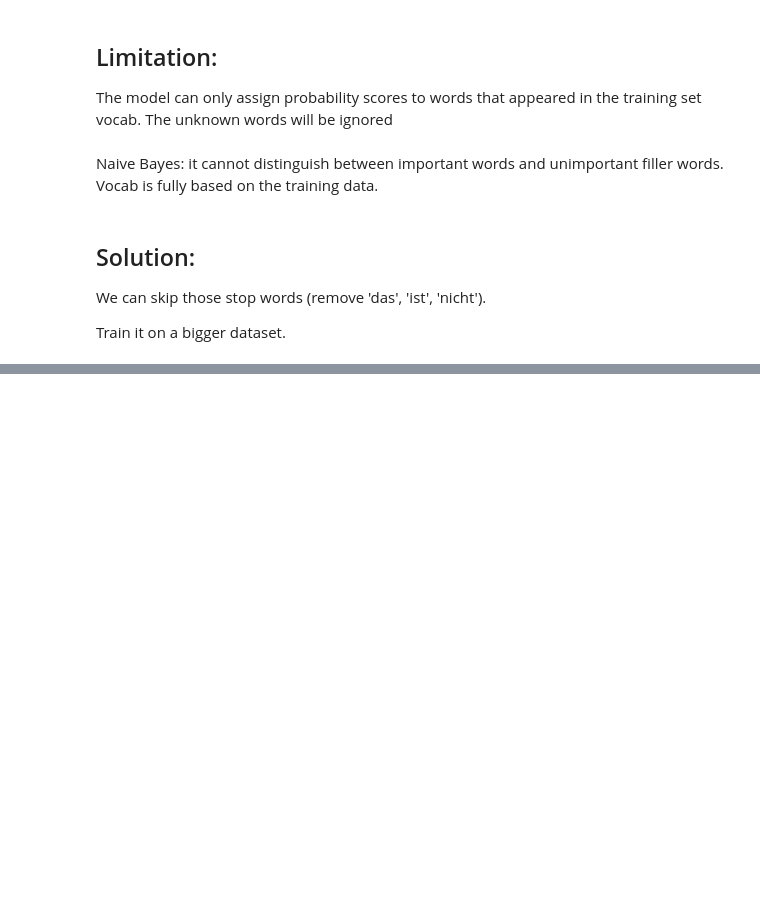
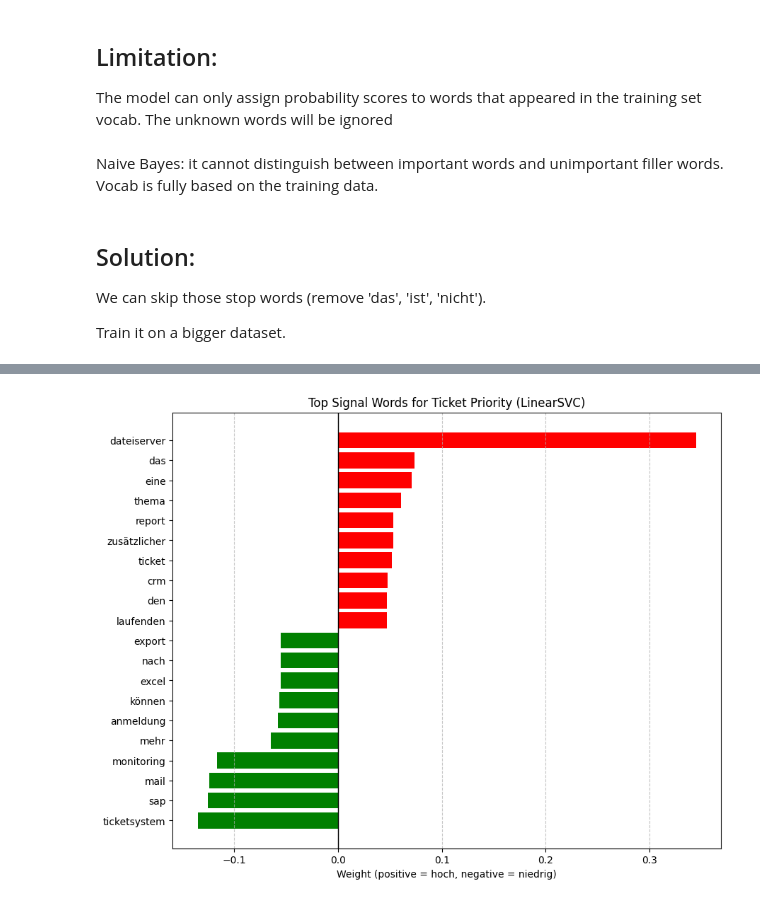
Before and after one commit to Zoehong11/solarLaborArbeit, a Jupyter notebook: laborarbeit_teil2_HongTulainov.ipynb, the cells around one changed output, grey strips where cells are left out. Saved outputs shown, nothing was run; the diff lists cells and outputs as text; code cells hidden in the pictures; blank space fills up the shorter version.

```diff
--- a/laborarbeit_teil2_HongTulainov.ipynb
+++ b/laborarbeit_teil2_HongTulainov.ipynb
@@ -601,0 +634,7 @@ Train it on a bigger dataset.
+# %%
+from sklearn.preprocessing import StandardScaler
+
+svm_scaler = StandardScaler(with_mean=False)
+
+X_train_svm_scaled = svm_scaler.fit_transform(X_train_svm)
+X_test_svm_scaled  = svm_scaler.transform(X_test_svm)
@@ -601,0 +645,6 @@ Train it on a bigger dataset.
+# %%
+from sklearn.svm import LinearSVC
+
+svm_model = LinearSVC(C=1.0, random_state=42)
+
+svm_model.fit(X_train_svm_scaled, y_train)
@@ -601,0 +674,18 @@ Train it on a bigger dataset.
+# %%
+import pandas as pd
+
+feature_names_svm = svm_vectorizer.get_feature_names_out()
+coef = svm_model.coef_[0]  # one weight per word
+
+svm_words_df = pd.DataFrame({
+    'word': feature_names_svm,
+    'weight': coef
+})
+
+top_svm_hoch    = svm_words_df.sort_values('weight', ascending=False).head(10)
+top_svm_niedrig = svm_words_df.sort_values('weight', ascending=True).head(10)
+
+print("Top Signal Words for Priority: hoch")
+display(top_svm_hoch)
+print("\nTop Signal Words for Priority: niedrig")
+display(top_svm_niedrig)
@@ -601,0 +717,13 @@ Train it on a bigger dataset.
+# %%
+plot_svm = pd.concat([top_svm_hoch, top_svm_niedrig]).sort_values('weight')
+
+plt.figure(figsize=(10, 8))
+colors = ['green' if w < 0 else 'red' for w in plot_svm['weight']]
+plt.barh(plot_svm['word'], plot_svm['weight'], color=colors)
+plt.title('Top Signal Words for Ticket Priority (LinearSVC)')
+plt.xlabel('Weight (positive = hoch, negative = niedrig)')
+plt.axvline(0, color='black', linewidth=1)
+plt.grid(axis='x', linestyle='--', alpha=0.7)
+plt.show()
+# %% [output]
+[figure, added]
```
Also changed, not shown: parts of 10 cells of this notebook.
